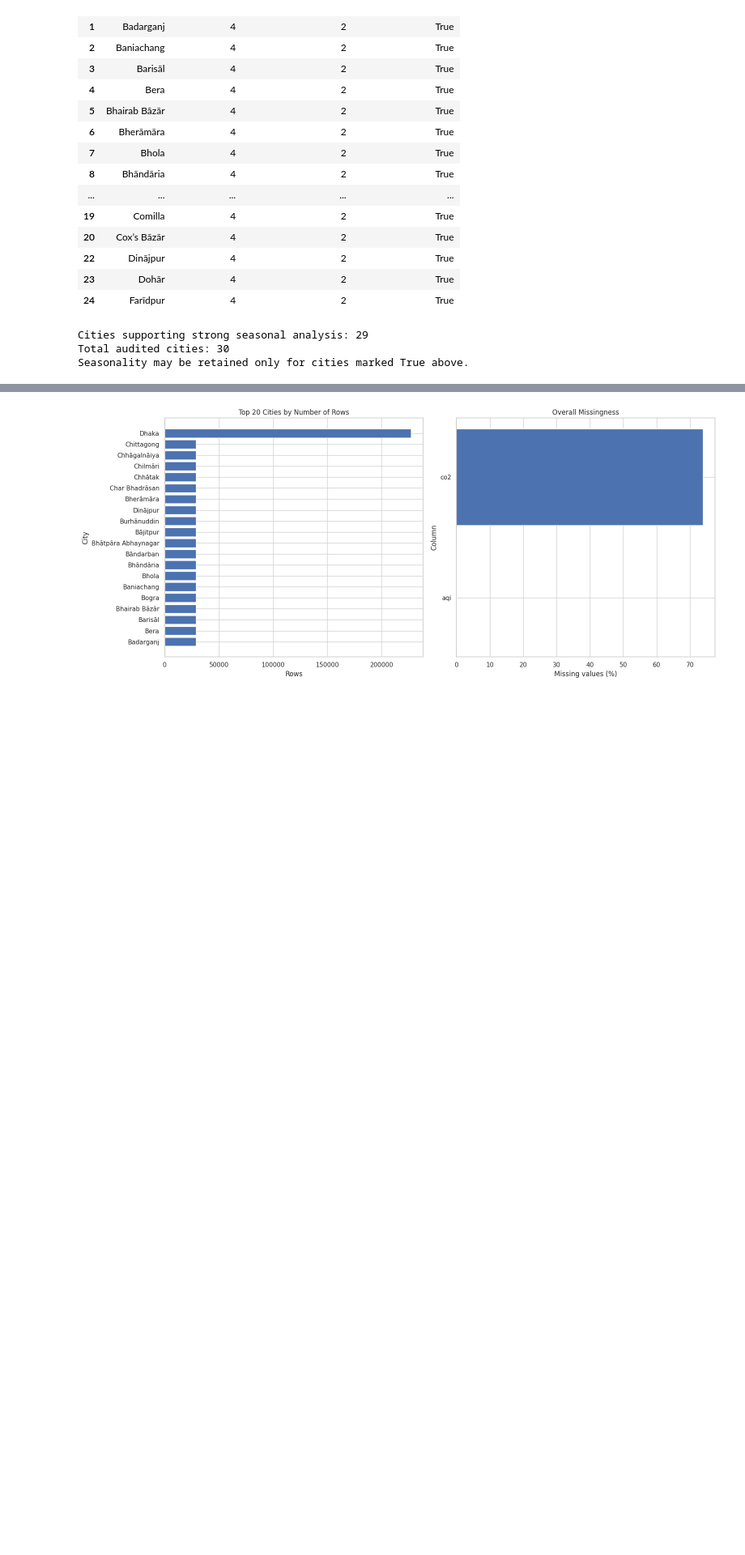
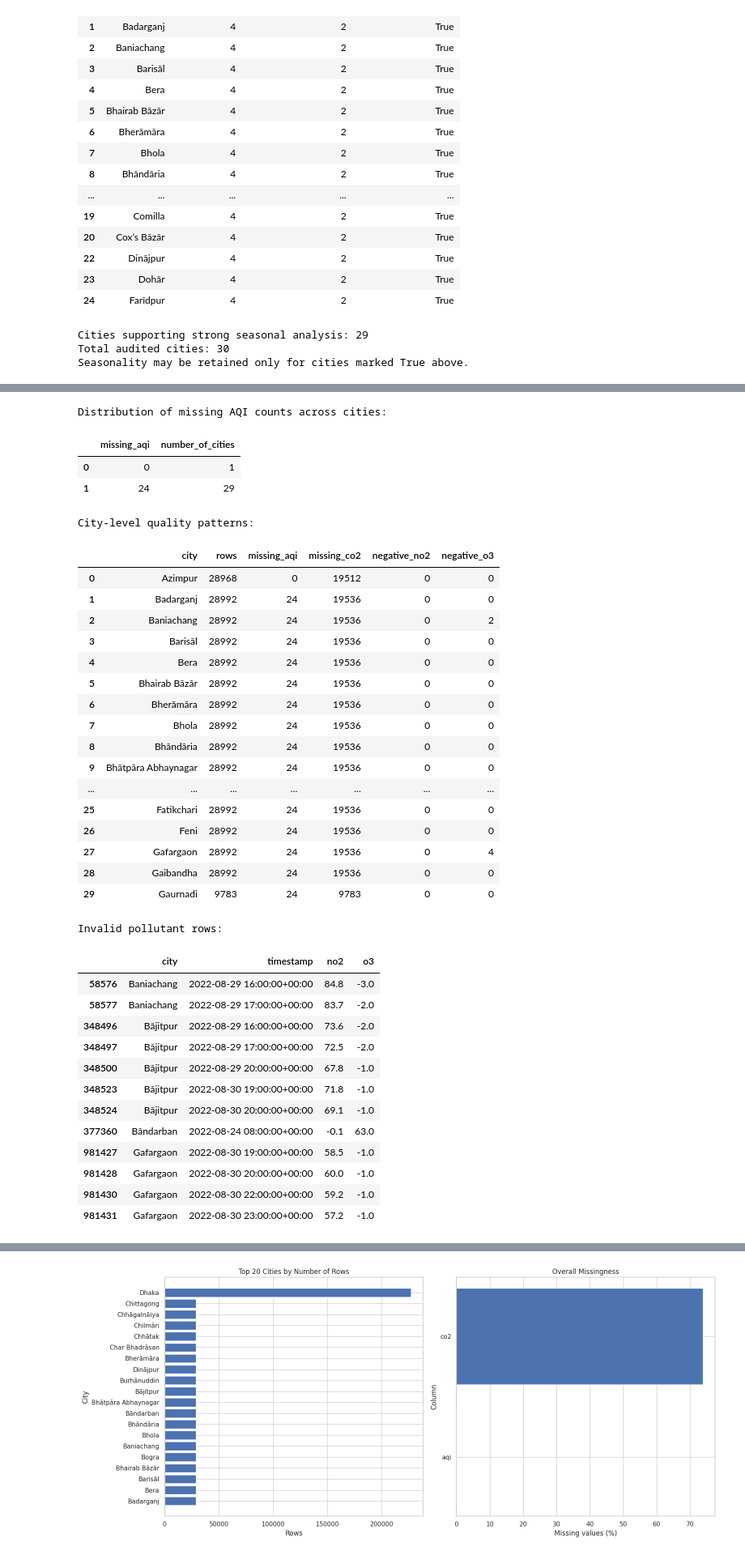
Before and after one commit to ArafUlHaque/cse437-air-quality-group-18, a Jupyter notebook: notebooks/01_data_audit_and_eda.ipynb, the cells around one changed output, grey strips where cells are left out. Shown at 81% size. Cells and saved outputs as stored; diff of their text form; code cells hidden in the pictures; blank space fills up the shorter version.

```diff
--- a/notebooks/01_data_audit_and_eda.ipynb
+++ b/notebooks/01_data_audit_and_eda.ipynb
@@ -886 +1179,73 @@ Seasonality may be retained only for cities marked True above.
+# %%
+quality_by_city = (
+    audit.groupby("city")
+    .agg(
+        rows=("aqi", "size"),
+        missing_aqi=("aqi", lambda values: int(values.isna().sum())),
+        missing_co2=("co2", lambda values: int(values.isna().sum())),
+        negative_no2=("no2", lambda values: int(values.lt(0).sum())),
+        negative_o3=("o3", lambda values: int(values.lt(0).sum())),
+    )
+    .reset_index()
+)
+
+print("Distribution of missing AQI counts across cities:")
+display(
+    quality_by_city["missing_aqi"]
+    .value_counts()
+    .sort_index()
+    .rename_axis("missing_aqi")
+    .reset_index(name="number_of_cities")
+)
+
+print("City-level quality patterns:")
+display(quality_by_city)
+
+invalid_pollutant_rows = audit.loc[
+    audit["no2"].lt(0) | audit["o3"].lt(0),
+    ["city", "timestamp", "no2", "o3"],
+]
+
+print("Invalid pollutant rows:")
+display(invalid_pollutant_rows)
+
+quality_by_city.to_csv(AUDIT_DIR / "quality_by_city.csv", index=False)
+invalid_pollutant_rows.to_csv(AUDIT_DIR / "invalid_pollutant_rows.csv", index=False)
+# %% [output]
+Distribution of missing AQI counts across cities:
+|  | missing_aqi | number_of_cities |
+| 0 | 0 | 1 |
+| 1 | 24 | 29 |
+City-level quality patterns:
+|  | city | rows | missing_aqi | missing_co2 | negative_no2 | negative_o3 |
+| 0 | Azimpur | 28968 | 0 | 19512 | 0 | 0 |
+| 1 | Badarganj | 28992 | 24 | 19536 | 0 | 0 |
+| 2 | Baniachang | 28992 | 24 | 19536 | 0 | 2 |
+| 3 | Barisāl | 28992 | 24 | 19536 | 0 | 0 |
+| 4 | Bera | 28992 | 24 | 19536 | 0 | 0 |
+| 5 | Bhairab Bāzār | 28992 | 24 | 19536 | 0 | 0 |
+| 6 | Bherāmāra | 28992 | 24 | 19536 | 0 | 0 |
+| 7 | Bhola | 28992 | 24 | 19536 | 0 | 0 |
+| 8 | Bhāndāria | 28992 | 24 | 19536 | 0 | 0 |
+| 9 | Bhātpāra Abhaynagar | 28992 | 24 | 19536 | 0 | 0 |
+| ... | ... | ... | ... | ... | ... | ... |
+| 25 | Fatikchari | 28992 | 24 | 19536 | 0 | 0 |
+| 26 | Feni | 28992 | 24 | 19536 | 0 | 0 |
+| 27 | Gafargaon | 28992 | 24 | 19536 | 0 | 4 |
+| 28 | Gaibandha | 28992 | 24 | 19536 | 0 | 0 |
+| 29 | Gaurnadi | 9783 | 24 | 9783 | 0 | 0 |
+Invalid pollutant rows:
+|  | city | timestamp | no2 | o3 |
+| 58576 | Baniachang | 2022-08-29 16:00:00+00:00 | 84.8 | -3.0 |
+| 58577 | Baniachang | 2022-08-29 17:00:00+00:00 | 83.7 | -2.0 |
+| 348496 | Bājitpur | 2022-08-29 16:00:00+00:00 | 73.6 | -2.0 |
+| 348497 | Bājitpur | 2022-08-29 17:00:00+00:00 | 72.5 | -2.0 |
+| 348500 | Bājitpur | 2022-08-29 20:00:00+00:00 | 67.8 | -1.0 |
+| 348523 | Bājitpur | 2022-08-30 19:00:00+00:00 | 71.8 | -1.0 |
+| 348524 | Bājitpur | 2022-08-30 20:00:00+00:00 | 69.1 | -1.0 |
+| 377360 | Bāndarban | 2022-08-24 08:00:00+00:00 | -0.1 | 63.0 |
+| 981427 | Gafargaon | 2022-08-30 19:00:00+00:00 | 58.5 | -1.0 |
+| 981428 | Gafargaon | 2022-08-30 20:00:00+00:00 | 60.0 | -1.0 |
+| 981430 | Gafargaon | 2022-08-30 22:00:00+00:00 | 59.2 | -1.0 |
+| 981431 | Gafargaon | 2022-08-30 23:00:00+00:00 | 57.2 | -1.0 |
 # %% [markdown]
```
Also changed, not shown: parts of 24 cells of this notebook.
